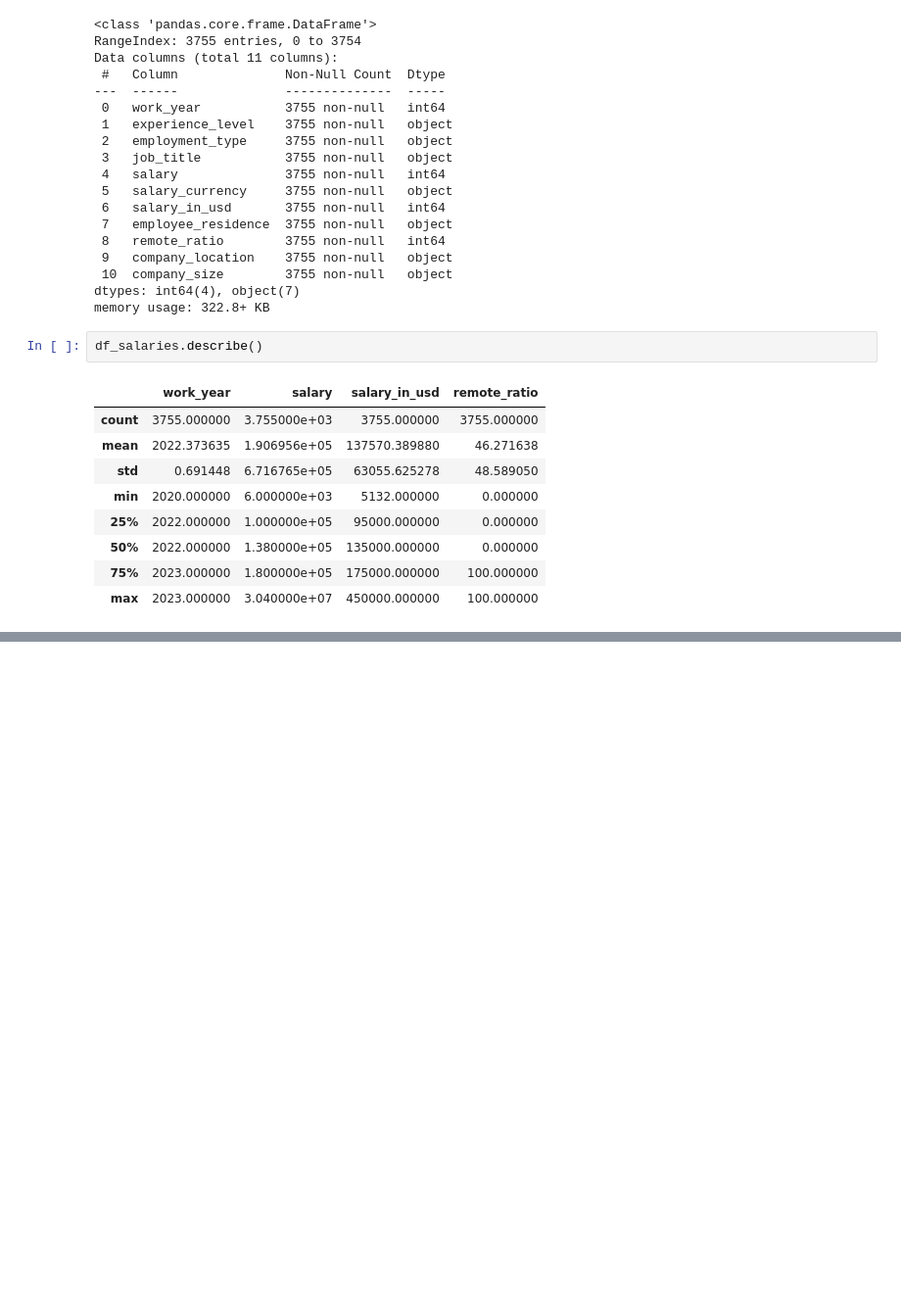
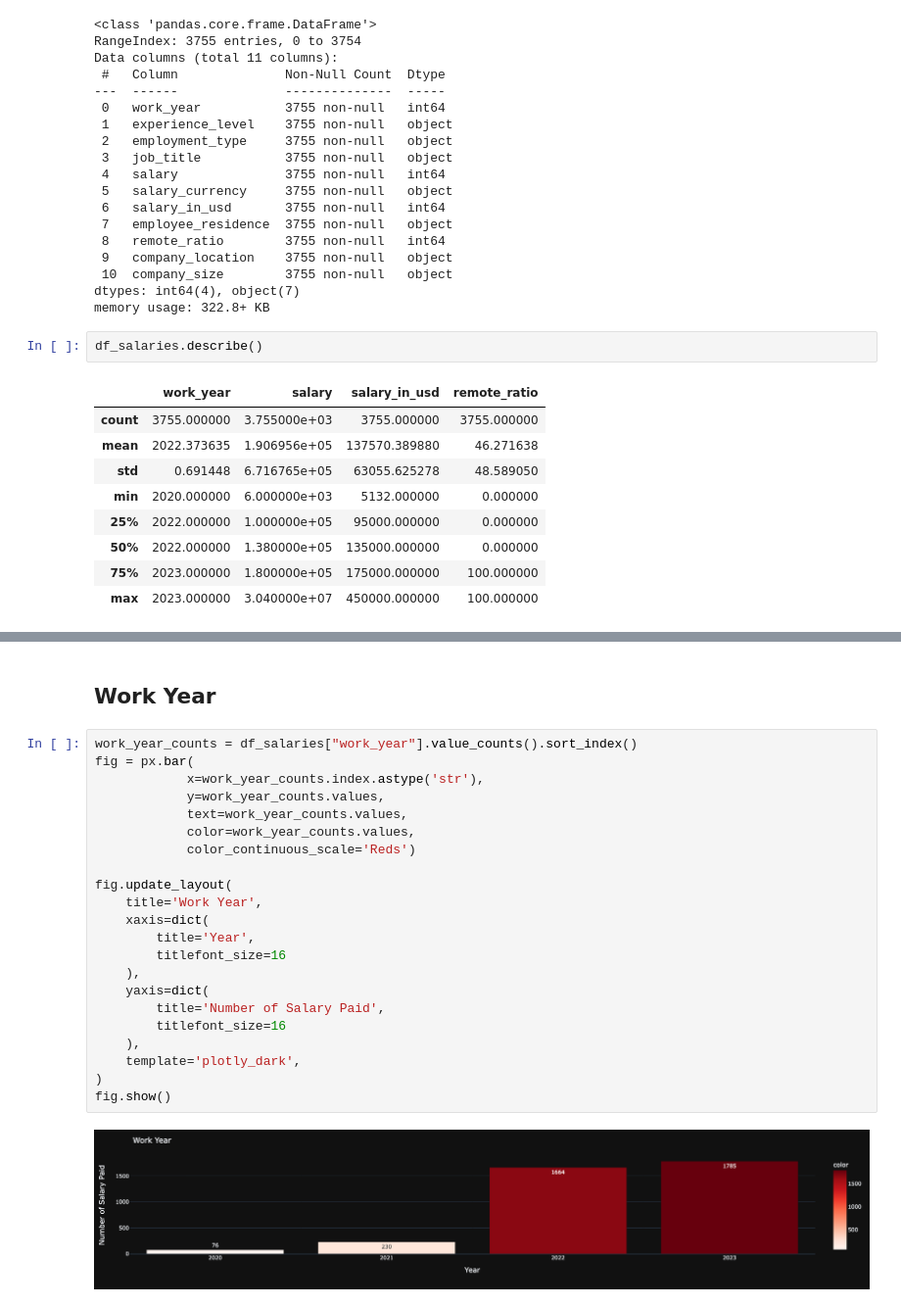
Before and after one commit to firatoncu/Introduction-to-Data-Science, a Jupyter notebook: regression/data_science_salaries/ds_salary_prediction.ipynb, the cells around one changed output, grey strips where cells are left out. Shown at 98% size. Cells and saved outputs as stored; diff of their text form; blank space fills up the shorter version.

```diff
--- a/regression/data_science_salaries/ds_salary_prediction.ipynb
+++ b/regression/data_science_salaries/ds_salary_prediction.ipynb
@@ -93,0 +138,26 @@ df_salaries.describe()
+# %% [markdown]
+## Work Year
+# %%
+work_year_counts = df_salaries["work_year"].value_counts().sort_index()
+fig = px.bar(
+            x=work_year_counts.index.astype('str'),
+            y=work_year_counts.values,
+            text=work_year_counts.values,
+            color=work_year_counts.values,
+            color_continuous_scale='Reds')
+
+fig.update_layout(
+    title='Work Year',
+    xaxis=dict(
+        title='Year',
+        titlefont_size=16
+    ),
+    yaxis=dict(
+        title='Number of Salary Paid',
+        titlefont_size=16
+    ),
+    template='plotly_dark',
+)
+fig.show()
+# %% [output]
+[figure, added]
```
Also changed, not shown: parts of 20 cells of this notebook.
